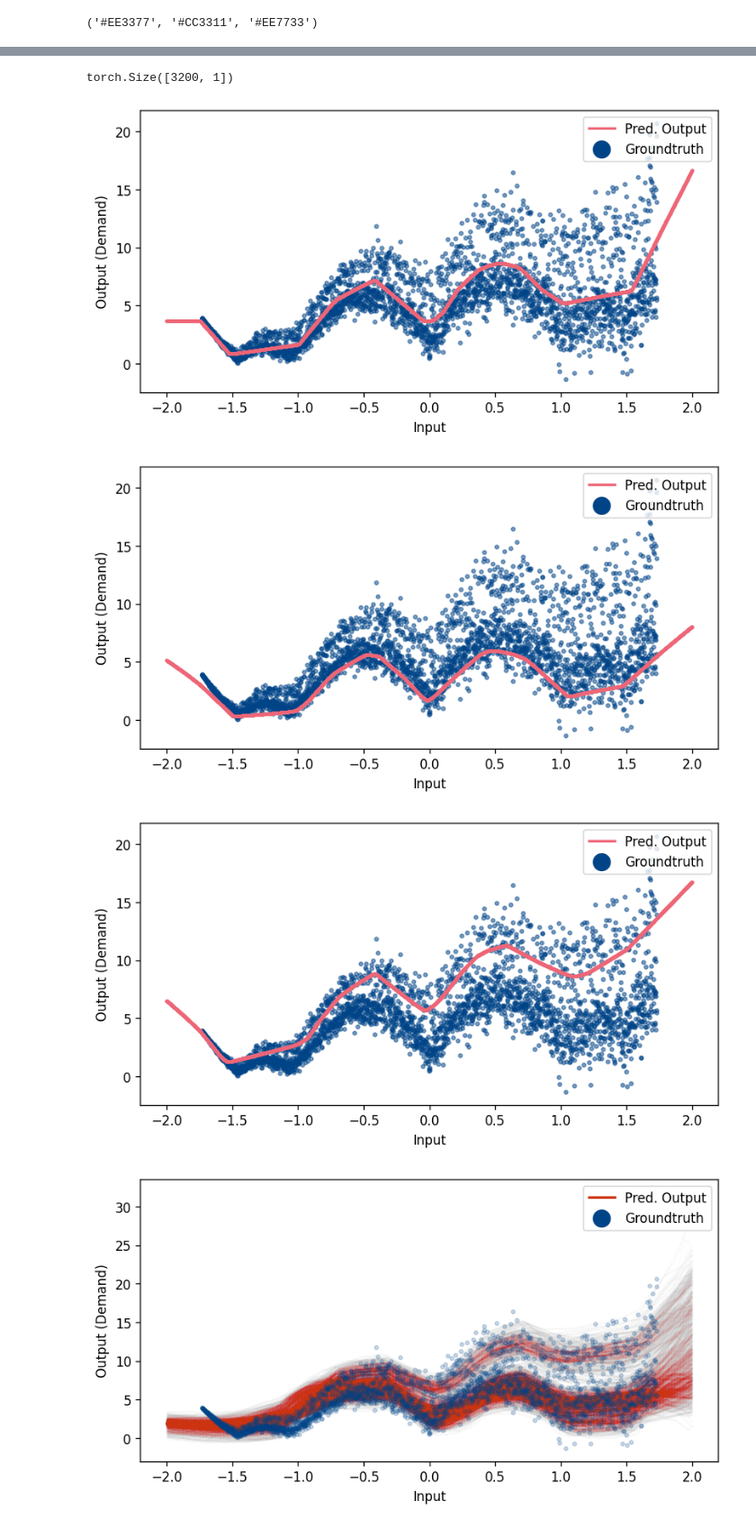
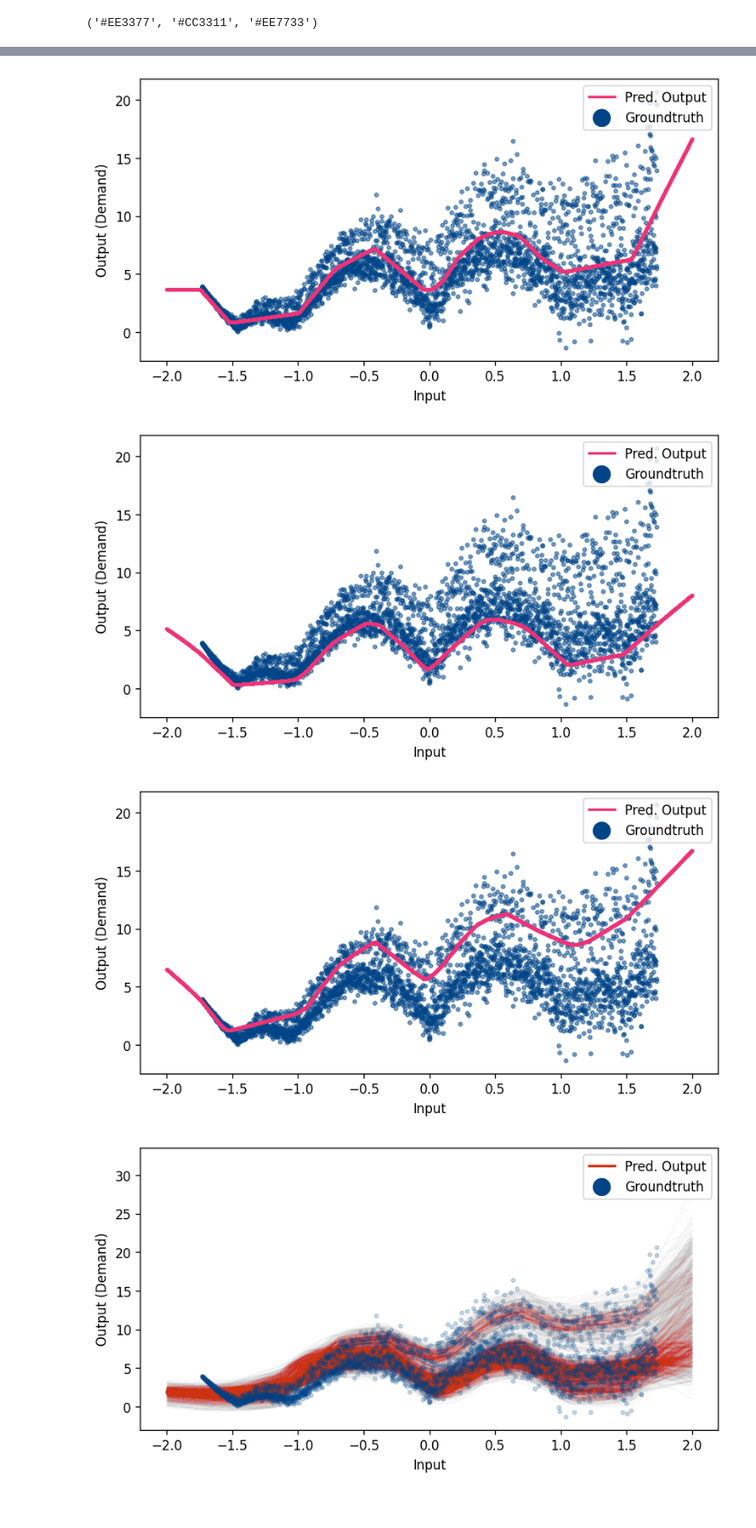
Before and after one commit to AlanLahoud/BNNSOP, a Jupyter notebook: illustrative_example.ipynb, the cells around one changed output, grey strips where cells are left out. Shown at 90% size. Cells and saved outputs as stored; diff of their text form; code cells hidden in the pictures.

```diff
--- a/illustrative_example.ipynb
+++ b/illustrative_example.ipynb
@@ -117,6 +119,8 @@ model_name_bnn_com02_model = torch.load(f'./models/{model_name_bnn_com02}')
 model_name_bnn_com08_model = torch.load(f'./models/{model_name_bnn_com08}')
 
 model_flow = torch.load(f'./models/{model_name_flow}')
+model_flow_com02 = torch.load(f'./models/{model_name_flow_com02}')
+model_flow_com08 = torch.load(f'./models/{model_name_flow_com08}')
 # %%
 #model_mse.update_n_samples(1000)
 model_name_bnn_dec_model.update_n_samples(200)
@@ -133,9 +137,16 @@ M = 1000
 N = xt.shape[0]
 
 y_pred_flow = torch.zeros((M, N))
-
 for i in range(0, N):
     y_pred_flow[:,i] = model_flow.condition(xt.unsqueeze(1)[i]).sample(torch.Size([M,])).squeeze()
+
+y_pred_flow_c08 = torch.zeros((M, N))
+for i in range(0, N):
+    y_pred_flow_c08[:,i] = model_flow_com08.condition(xt.unsqueeze(1)[i]).sample(torch.Size([M,])).squeeze()
+
+y_pred_flow_c02 = torch.zeros((M, N))
+for i in range(0, N):
+    y_pred_flow_c02[:,i] = model_flow_com02.condition(xt.unsqueeze(1)[i]).sample(torch.Size([M,])).squeeze()
 # %%
 y_pred_ann_dec = model_name_ann_dec_model(xt.unsqueeze(1))
 y_pred_ann_com02 = model_name_ann_com02_model(xt.unsqueeze(1))
@@ -142,0 +173,19 @@ y_pred_ann_com08 = model_name_ann_com08_model(xt.unsqueeze(1))
+# %%
+M = 1000
+N = X.shape[0]
+
+y_pred_flow_X = torch.zeros((M, N))
+for i in range(0, N):
+    y_pred_flow_X[:,i] = model_flow.condition(X[i]).sample(torch.Size([M,])).squeeze()
+
+y_pred_flow_X_c02 = torch.zeros((M, N))
+for i in range(0, N):
+    y_pred_flow_X_c02[:,i] = model_flow_com02.condition(X[i]).sample(torch.Size([M,])).squeeze()
+
+y_pred_flow_X_c08 = torch.zeros((M, N))
+for i in range(0, N):
+    y_pred_flow_X_c08[:,i] = model_flow_com08.condition(X[i]).sample(torch.Size([M,])).squeeze()
+
+print(F.mse_loss(inverse_transform(y_pred_flow_X).mean(0).unsqueeze(1), y))
+print(F.mse_loss(inverse_transform(y_pred_flow_X_c02).mean(0).unsqueeze(1), y))
+print(F.mse_loss(inverse_transform(y_pred_flow_X_c08).mean(0).unsqueeze(1), y))
@@ -200,17 +254,13 @@ torch.Size([3200])
-# %%
-y_pred_ann_dec_orig.shape
-# %% [output]
-torch.Size([3200, 1])
 # %%
-plot_regression(X, y, xt, y_pred_ann_dec_orig, 'ANN', '' '#EE6677', noise_type)
+plot_regression(X, y, xt, y_pred_ann_dec_orig, 'ANN', 'Decoupled', '#EE3377', noise_type)
 # %% [output]
-[figure, old version]
+[figure, new version]
 # %%
-plot_regression(X, y, xt, y_pred_ann_com02_orig, 'ANN', '#EE6677', noise_type)
+plot_regression(X, y, xt, y_pred_ann_com02_orig, 'ANN', 'Combined02', '#EE3377', noise_type)
 # %% [output]
-[figure, old version]
+[figure, new version]
 # %%
-plot_regression(X, y, xt, y_pred_ann_com08_orig, 'ANN', '#EE6677', noise_type)
+plot_regression(X, y, xt, y_pred_ann_com08_orig, 'ANN', 'Combined08', '#EE3377', noise_type)
 # %% [output]
-[figure, old version]
+[figure, new version]
 # %%
```
Also changed, not shown: parts of 17 cells of this notebook, 3 other files.
